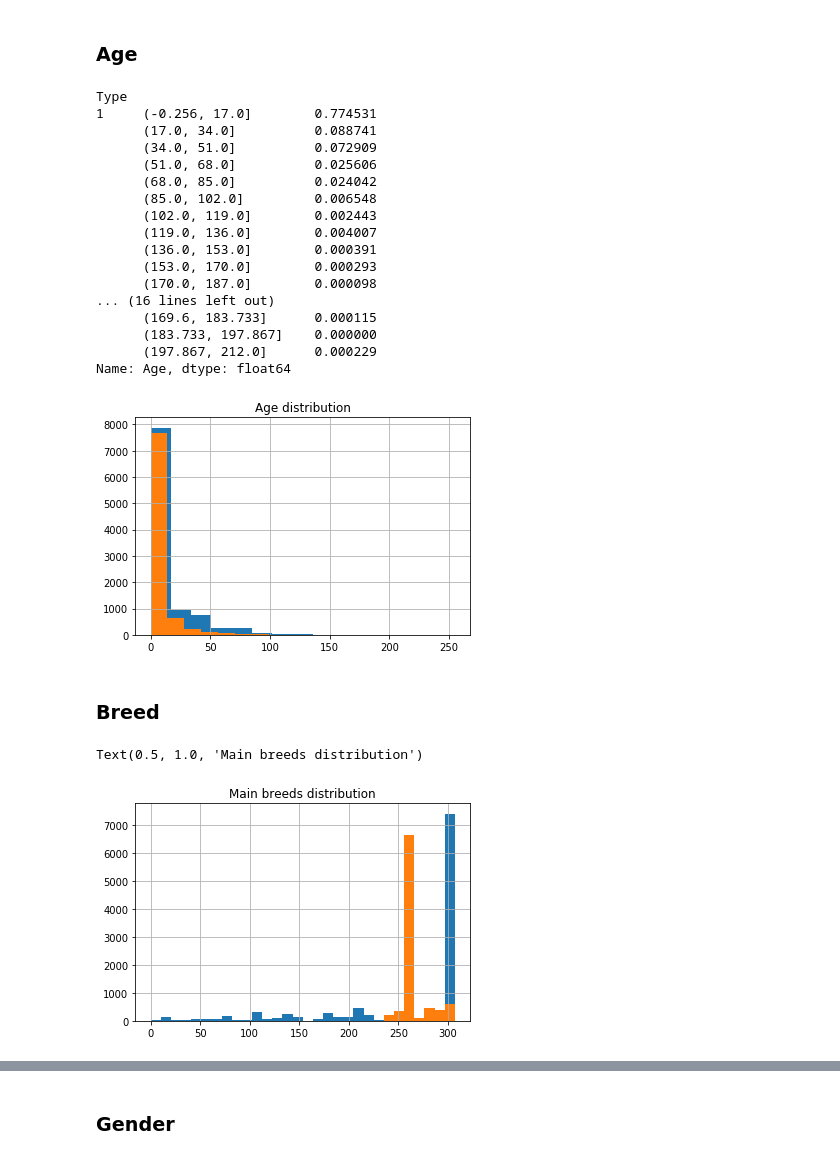
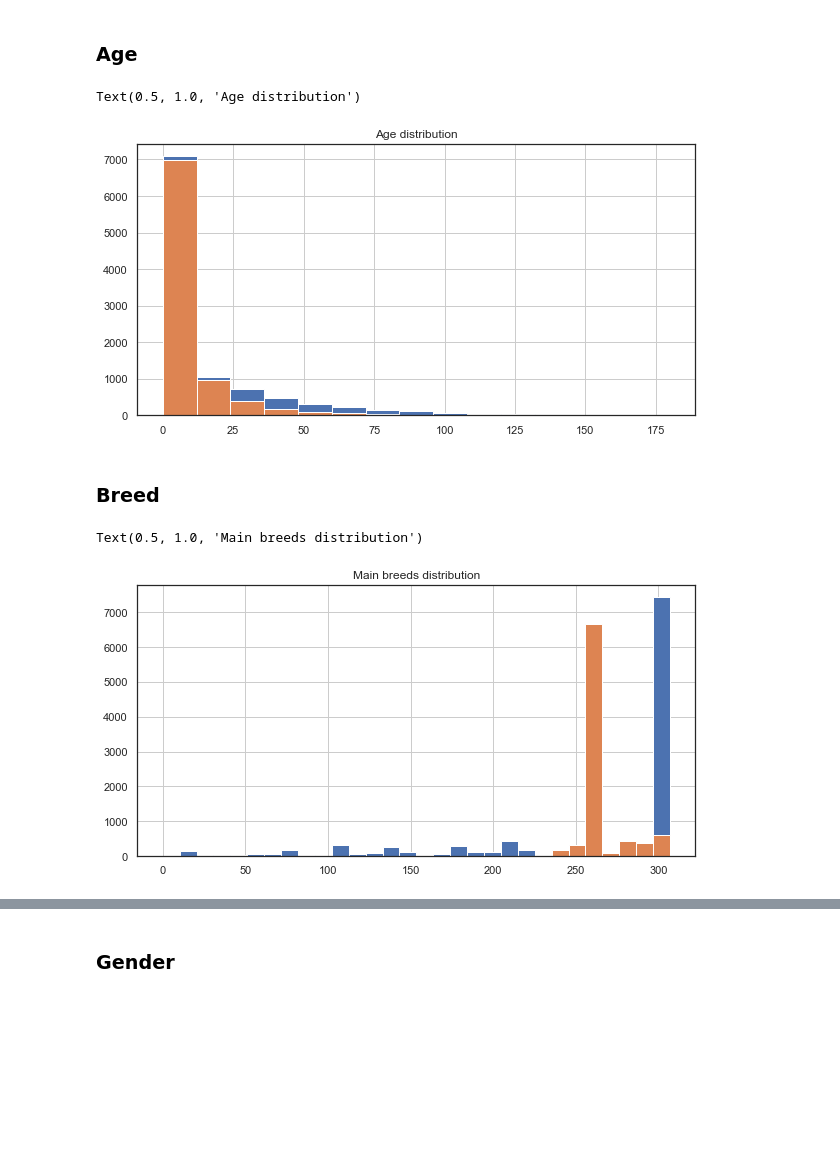
Before and after one commit to inescsv/pet_project, a Jupyter notebook: pet_project.ipynb, the cells around one changed output, grey strips where cells are left out. Cells and saved outputs as stored; diff of their text form; code cells hidden in the pictures; blank space fills up the shorter version.

```diff
--- a/pet_project.ipynb
+++ b/pet_project.ipynb
@@ -32,6 +34,7 @@ labels_color = pd.read_csv('/Users/yc00027/Documents/Project2/petfinder-adoption
 # Join train and testing data into a single dataframe
 
 df = pd.concat([train, test], ignore_index=True, sort=False)
+df = df[df['Age'] <= 180]
 print('DF shape:', df.shape)
 df.head()
 # %% [output]
@@ -117,41 +121,25 @@ Name: Type, dtype: float64
 # %%
 # Check distribution of ages in cats and dogs
 
+fig, ax = plt.subplots(figsize=(10, 5))
 df_temp[df_temp['Type'] == 1]['Age'].hist(bins=15)
 df_temp[df_temp['Type'] == 2]['Age'].hist(bins=15)
 plt.title('Age distribution')
-
-df_temp.groupby('Type')['Age'].value_counts(bins=15, normalize=True).sort_index(level=[0,1])
 # %% [output]
-Type
-1     (-0.256, 17.0]        0.774531
-      (17.0, 34.0]          0.088741
-      (34.0, 51.0]          0.072909
-      (51.0, 68.0]          0.025606
-      (68.0, 85.0]          0.024042
-      (85.0, 102.0]         0.006548
-      (102.0, 119.0]        0.002443
-      (119.0, 136.0]        0.004007
-      (136.0, 153.0]        0.000391
-      (153.0, 170.0]        0.000293
-      (170.0, 187.0]        0.000098
-... (16 lines left out)
-      (169.6, 183.733]      0.000115
-      (183.733, 197.867]    0.000000
-      (197.867, 212.0]      0.000229
-Name: Age, dtype: float64
+Text(0.5, 1.0, 'Age distribution')
-[figure, old version]
+[figure, new version]
 # %% [markdown]
 ### Breed
 # %%
 # Check distribution of main breeds
 
+fig, ax = plt.subplots(figsize=(10, 5))
 df_temp[df_temp['Type'] == 1]['Breed1'].hist(bins=30)
 df_temp[df_temp['Type'] == 2]['Breed1'].hist(bins=30)
 plt.title('Main breeds distribution')
 # %% [output]
 Text(0.5, 1.0, 'Main breeds distribution')
-[figure, old version]
+[figure, new version]
 # %%
 # Check distribution of secondary breeds
 
```
Also changed, not shown: parts of 38 cells of this notebook.
